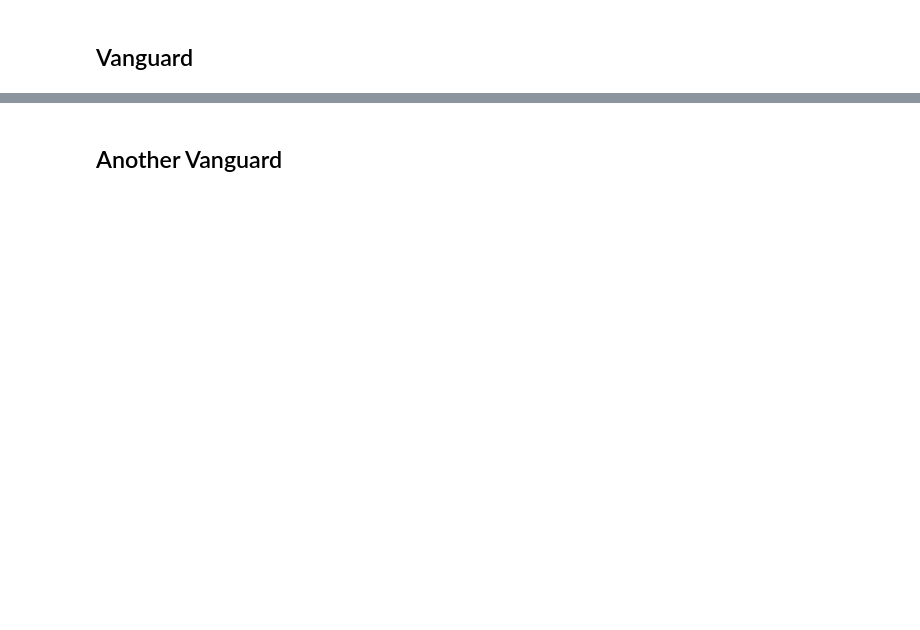
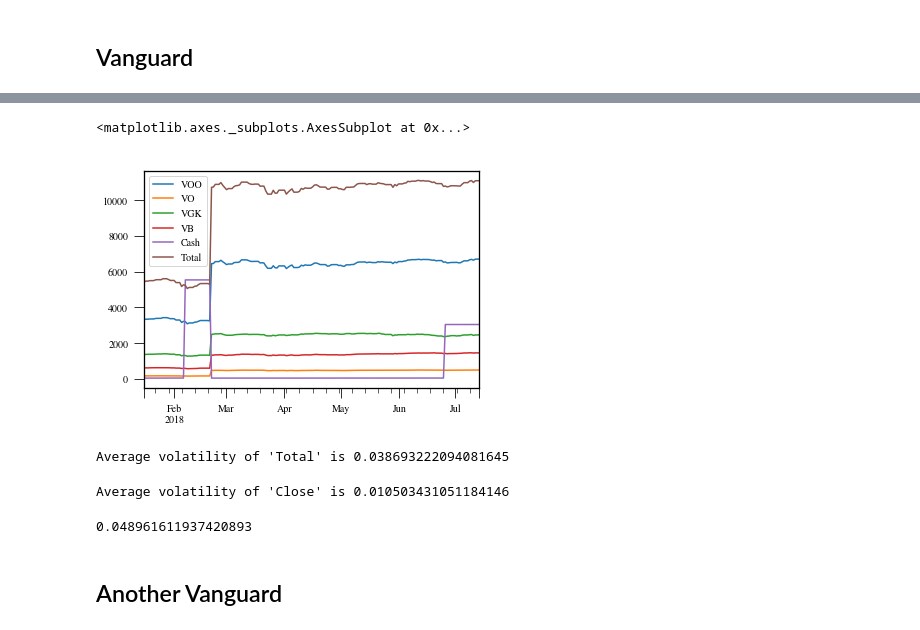
Before and after one commit to ahwkuepper/portfolios, a Jupyter notebook: notebooks/MyPortfolios.ipynb, the cells around one changed output, grey strips where cells are left out. Drawn from its saved outputs; the diff is of its cells as text; code cells hidden in the pictures; blank space fills up the shorter version.

```diff
--- a/notebooks/MyPortfolios.ipynb
+++ b/notebooks/MyPortfolios.ipynb
@@ -32,4 +161,7 @@ vg.positions()
 # %%
 vg.get_timeseries()
 # %%
-vg.timeseries.plot(x=vg.timeseries.index, y="Cash")
+vg.timeseries.plot(x=vg.timeseries.index, y=vg.timeseries.columns)
+# %% [output]
+<matplotlib.axes._subplots.AxesSubplot at 0x...>
+[figure, added]
@@ -35,0 +170,9 @@ vg.timeseries.plot(x=vg.timeseries.index, y="Cash")
+# %%
+# Volatility of portfolio
+df_volatility = return_column(vg.timeseries, column='Total', window=1, shift=1)
+# %% [output]
+Average volatility of 'Total' is 0.038693222094081645
+# %%
+df_volatility = return_column(vg.benchmark.data, column='Close', window=1, shift=1)
+# %% [output]
+Average volatility of 'Close' is 0.010503431051184146
@@ -36,3 +181,7 @@ vg.timeseries.plot(x=vg.timeseries.index, y="Cash")
+# %%
+rsq(total, vg.benchmark, col1='Total', col2='Close')  #hm, doesn't look right
+# %% [output]
+0.048961611937420893
 # %% [markdown]
 ## Another Vanguard
 # %%
```
Also changed, not shown: parts of 26 cells of this notebook, 4 other files.
